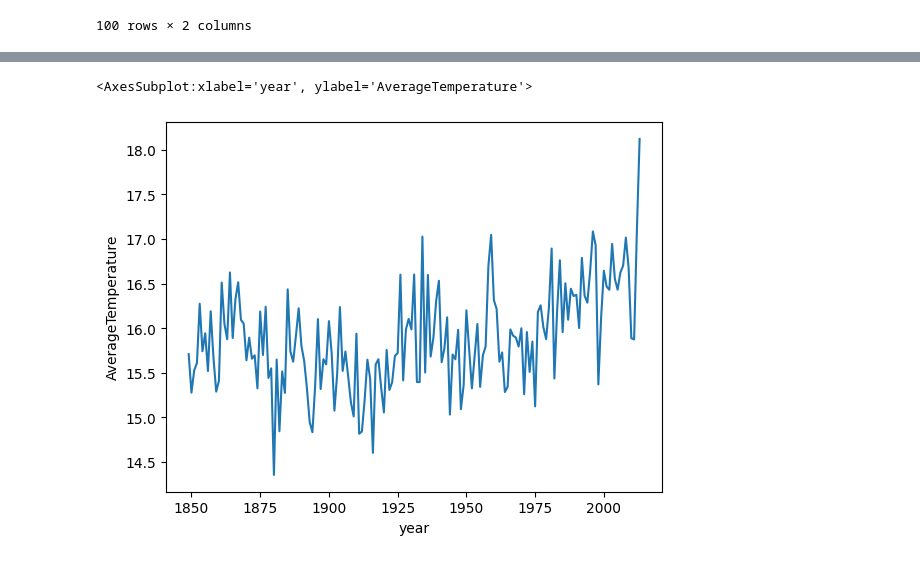
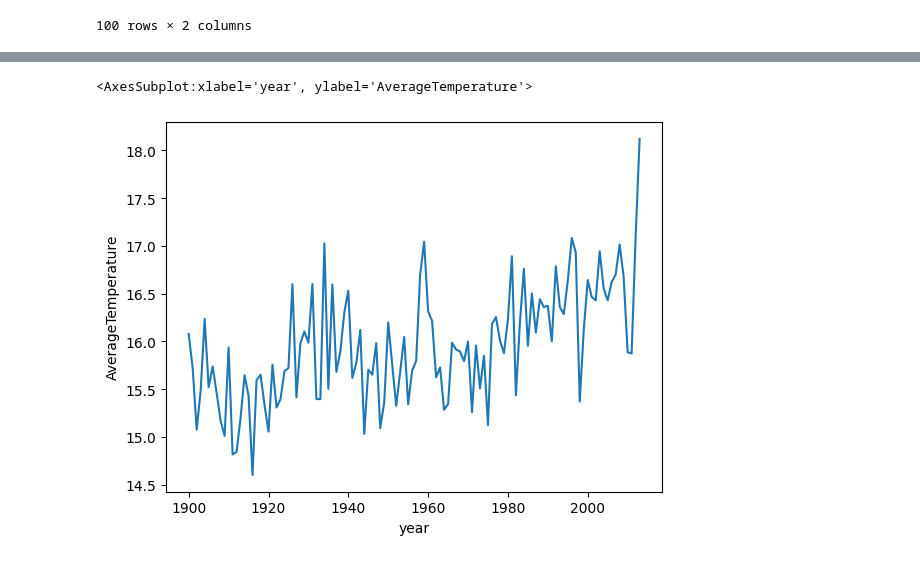
Before and after one commit to nogibjj/global-temperature, a Jupyter notebook: eda.ipynb, the cells around one changed output, grey strips where cells are left out. Cells and saved outputs as stored; diff of their text form; code cells hidden in the pictures.

```diff
--- a/eda.ipynb
+++ b/eda.ipynb
@@ -12,7 +12,7 @@ from dask.distributed import LocalCluster, Client
 import seaborn as sns
 # %%
 #Using dask to read in the data
-major_cities = dd.read_csv('GlobalLandTemperaturesByMajorCity.csv')
+major_cities = dd.read_csv('raw_data/GlobalLandTemperaturesByMajorCity.csv')
 # %%
 # Examine the head of the data
 major_cities.head()
@@ -53,5 +49,8 @@ major_cities.head()
 | 2 | 1849-03-01 | 28.101 | 1.612 | Abidjan | Côte D'Ivoire | 5.63N | 3.23W | 1849 |
 | 3 | 1849-04-01 | 26.140 | 1.387 | Abidjan | Côte D'Ivoire | 5.63N | 3.23W | 1849 |
 | 4 | 1849-05-01 | 25.427 | 1.200 | Abidjan | Côte D'Ivoire | 5.63N | 3.23W | 1849 |
+# %%
+# filter the major_cities dataframe for rows with year greater or equal to 1900
+major_cities_20century = major_cities[major_cities['year'] >= 1900]
 # %%
 #List out unique cities and countries in the data
@@ -86,15 +93,15 @@ sns.lineplot(x='year', y='AverageTemperature', data=nyc_mean.compute())
 # %%
 # subset data for los angeles
-la = major_cities[(major_cities['Country'] == 'United States') & (major_cities['City']  == 'Los Angeles')]
+la = major_cities_20century[(major_cities_20century['Country'] == 'United States') & (major_cities_20century['City']  == 'Los Angeles')]
 
 #group by year and calculate the mean average temperature of each year in Los Angeles
 la_mean = la.groupby('year').mean().reset_index()
 
 # plot the data
 sns.lineplot(x='year', y='AverageTemperature', data=la_mean.compute())
 # %% [output]
 <AxesSubplot:xlabel='year', ylabel='AverageTemperature'>
-[figure, old version]
+[figure, new version]
 # %%
 # close the client
 client.close()
```
Also changed, not shown: parts of 4 cells of this notebook, 2 other files.
